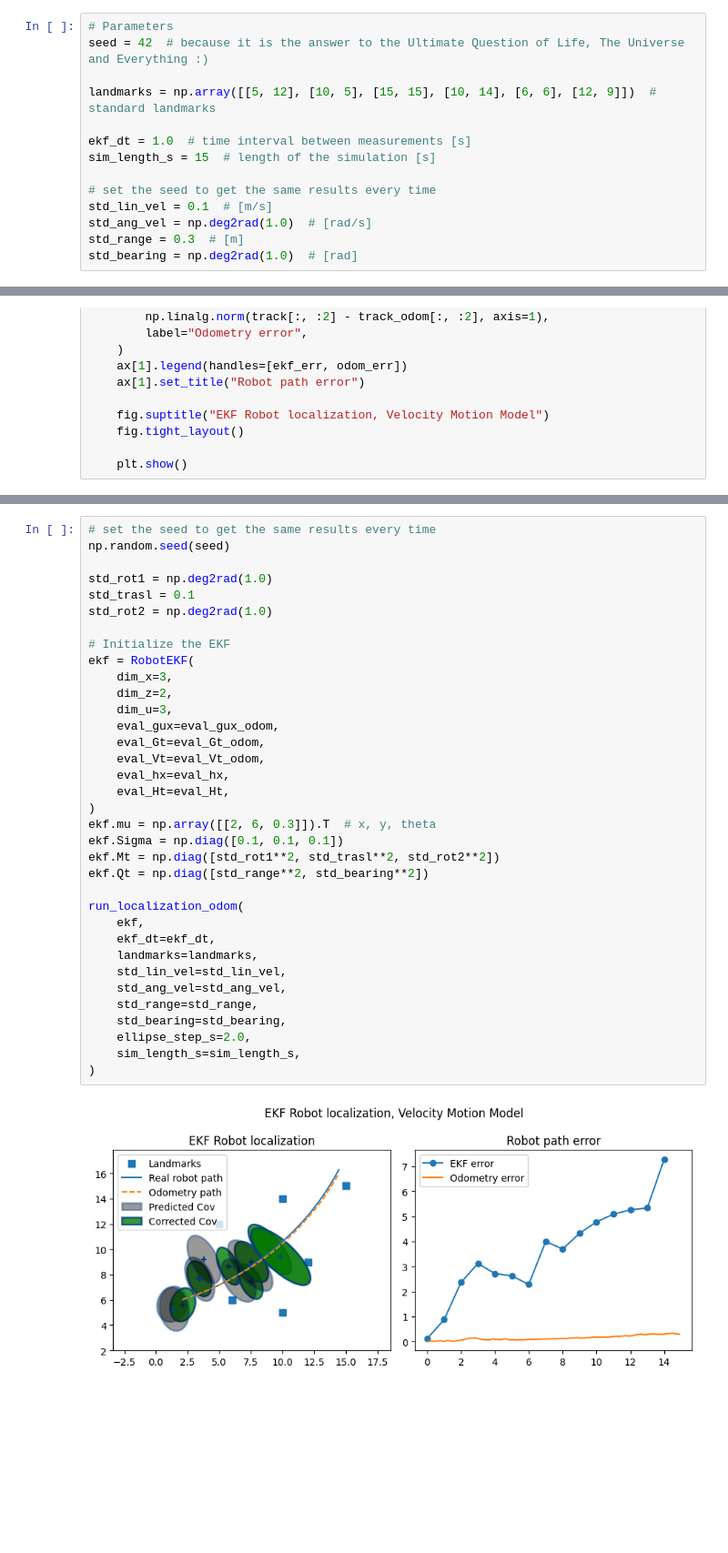
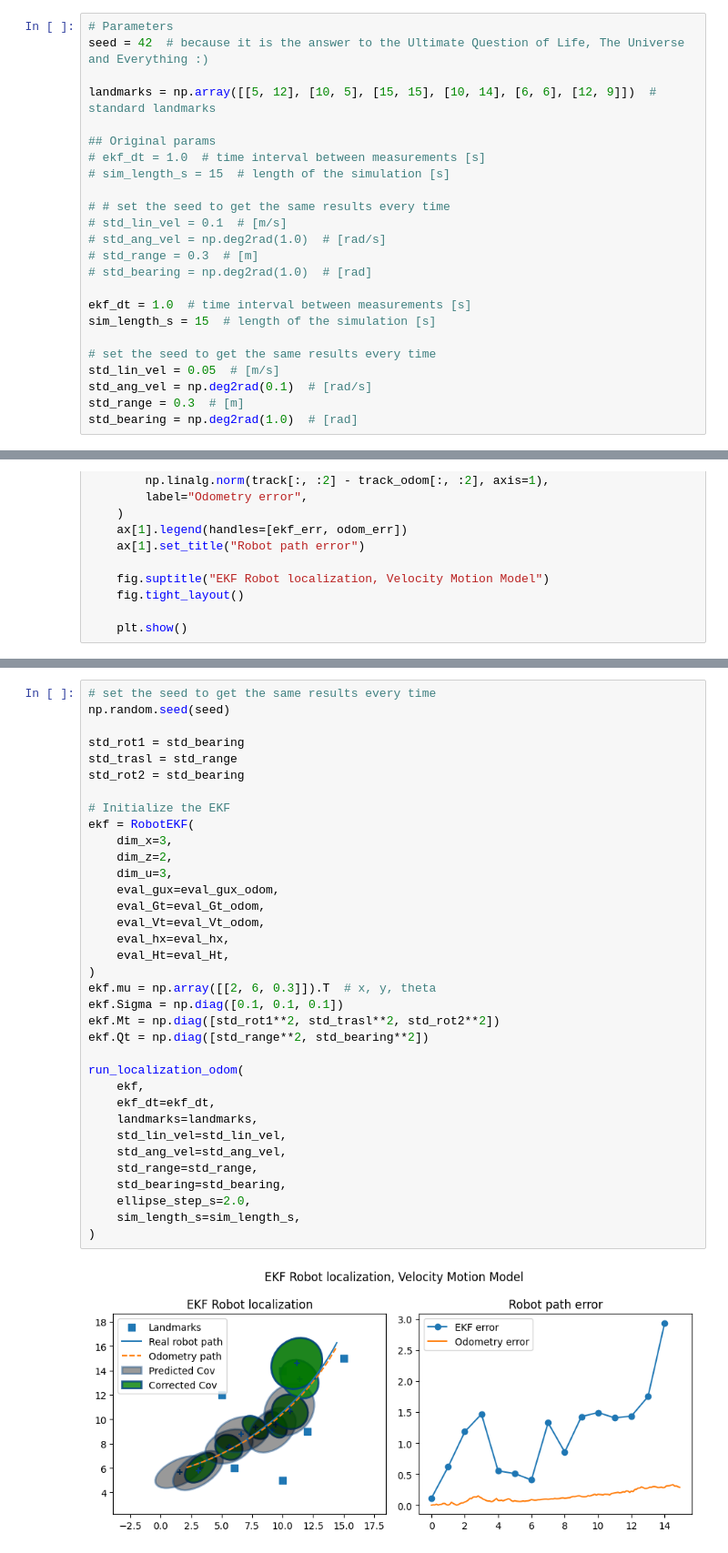
Before and after one commit to KristofferMoevik/SESARS_Lab4, a Jupyter notebook: ekf_students.ipynb, the cells around one changed output, grey strips where cells are left out. Shown: that part at 91% size. Drawn from its saved outputs; the diff is of its cells as text; blank space fills up the shorter version.

```diff
--- a/ekf_students.ipynb
+++ b/ekf_students.ipynb
@@ -527,12 +525,22 @@ seed = 42  # because it is the answer to the Ultimate Question of Life, The Univ
 
 landmarks = np.array([[5, 12], [10, 5], [15, 15], [10, 14], [6, 6], [12, 9]])  # standard landmarks
 
+## Original params
+# ekf_dt = 1.0  # time interval between measurements [s]
+# sim_length_s = 15  # length of the simulation [s]
+
+# # set the seed to get the same results every time
+# std_lin_vel = 0.1  # [m/s]
+# std_ang_vel = np.deg2rad(1.0)  # [rad/s]
+# std_range = 0.3  # [m]
+# std_bearing = np.deg2rad(1.0)  # [rad]
+
 ekf_dt = 1.0  # time interval between measurements [s]
 sim_length_s = 15  # length of the simulation [s]
 
 # set the seed to get the same results every time
-std_lin_vel = 0.1  # [m/s]
-std_ang_vel = np.deg2rad(1.0)  # [rad/s]
+std_lin_vel = 0.05  # [m/s]
+std_ang_vel = np.deg2rad(0.1)  # [rad/s]
 std_range = 0.3  # [m]
 std_bearing = np.deg2rad(1.0)  # [rad]
 # %%
@@ -754,36 +762,36 @@ The expected output should be similar to the plot reported below, results may va
 # set the seed to get the same results every time
 np.random.seed(seed)
 
-std_rot1 = np.deg2rad(1.0)
-std_trasl = 0.1
-std_rot2 = np.deg2rad(1.0)
+std_rot1 = std_bearing
+std_trasl = std_range
+std_rot2 = std_bearing
 
 # Initialize the EKF
 ekf = RobotEKF(
     dim_x=3,
     dim_z=2,
     dim_u=3,
     eval_gux=eval_gux_odom,
     eval_Gt=eval_Gt_odom,
     eval_Vt=eval_Vt_odom,
     eval_hx=eval_hx,
     eval_Ht=eval_Ht,
 )
 ekf.mu = np.array([[2, 6, 0.3]]).T  # x, y, theta
 ekf.Sigma = np.diag([0.1, 0.1, 0.1])
 ekf.Mt = np.diag([std_rot1**2, std_trasl**2, std_rot2**2])
 ekf.Qt = np.diag([std_range**2, std_bearing**2])
 
 run_localization_odom(
     ekf,
     ekf_dt=ekf_dt,
     landmarks=landmarks,
     std_lin_vel=std_lin_vel,
     std_ang_vel=std_ang_vel,
     std_range=std_range,
     std_bearing=std_bearing,
     ellipse_step_s=2.0,
     sim_length_s=sim_length_s,
 )
 # %% [output]
-[figure, old version]
+[figure, new version]
```
Also changed, not shown: parts of 3 cells of this notebook.
